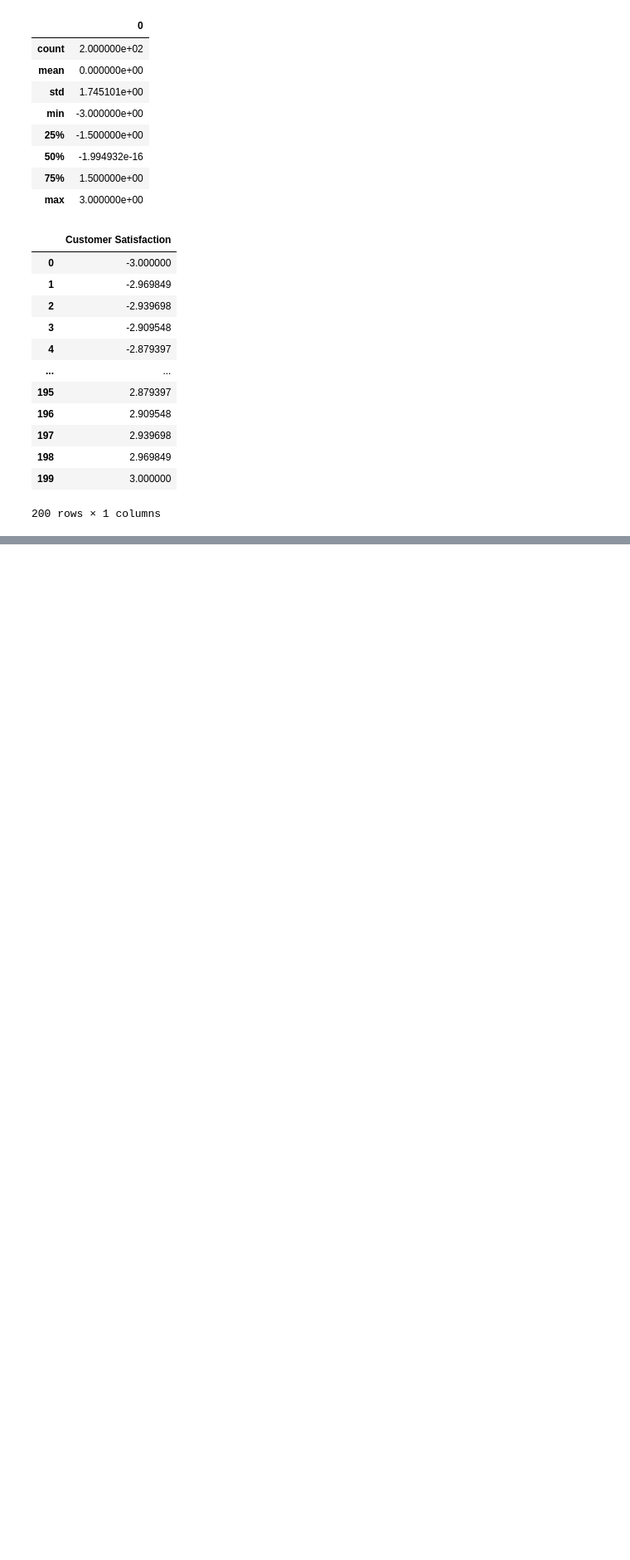
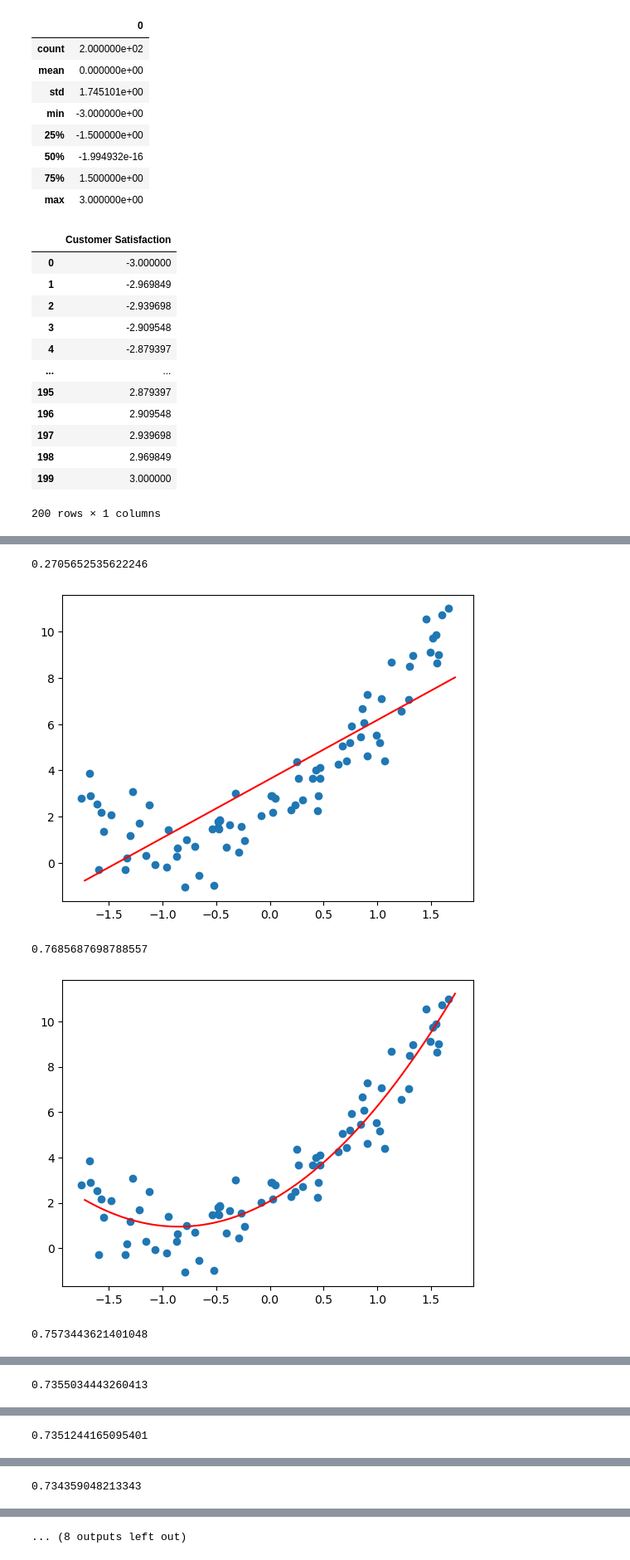
Before and after one commit to muratuymaz/data-science-ml-python, a Jupyter notebook: machine-learning-jupyter-studies/3-PolynomialRegression.ipynb, the cells around one changed output, grey strips where cells are left out. Shown at 83% size. Drawn from its saved outputs; the diff is of its cells as text; code cells hidden in the pictures; blank space fills up the shorter version.

```diff
--- a/machine-learning-jupyter-studies/3-PolynomialRegression.ipynb
+++ b/machine-learning-jupyter-studies/3-PolynomialRegression.ipynb
@@ -244,0 +255,26 @@ X_new_poly = poly.transform(X_new)
+# %%
+def poly_regression(degree):
+    poly_features = PolynomialFeatures(degree=degree)
+    lin_reg = LinearRegression()
+    scaler = StandardScaler()
+    pipeline = Pipeline([
+        ('standard_scaler', scaler),
+        ('poly_features', poly_features),
+        ('lin_reg', lin_reg)
+    ])
+    pipeline.fit(X_train, y_train)
+    score = pipeline.score(X_test, y_test)
+    print(score)
+    y_pred_new = pipeline.predict(X_new)
+    plt.plot(X_new, y_pred_new, 'r')
+    plt.scatter(X_train, y_train)
+    plt.show()
+# %%
+for i in range(1,11):
+    poly_regression(i)
+# %% [output]
+0.2705652535622246
+[figure, added]
+0.7685687698788557
+[figure, added]
+0.7573443621401048
@@ -244,0 +282 @@ X_new_poly = poly.transform(X_new)
+0.7355034443260413
@@ -244,0 +284 @@ X_new_poly = poly.transform(X_new)
+0.7351244165095401
@@ -244,0 +286 @@ X_new_poly = poly.transform(X_new)
+0.734359048213343
@@ -244,0 +288 @@ X_new_poly = poly.transform(X_new)
+... (8 outputs left out)
```
Also changed, not shown: parts of 4 cells of this notebook.
